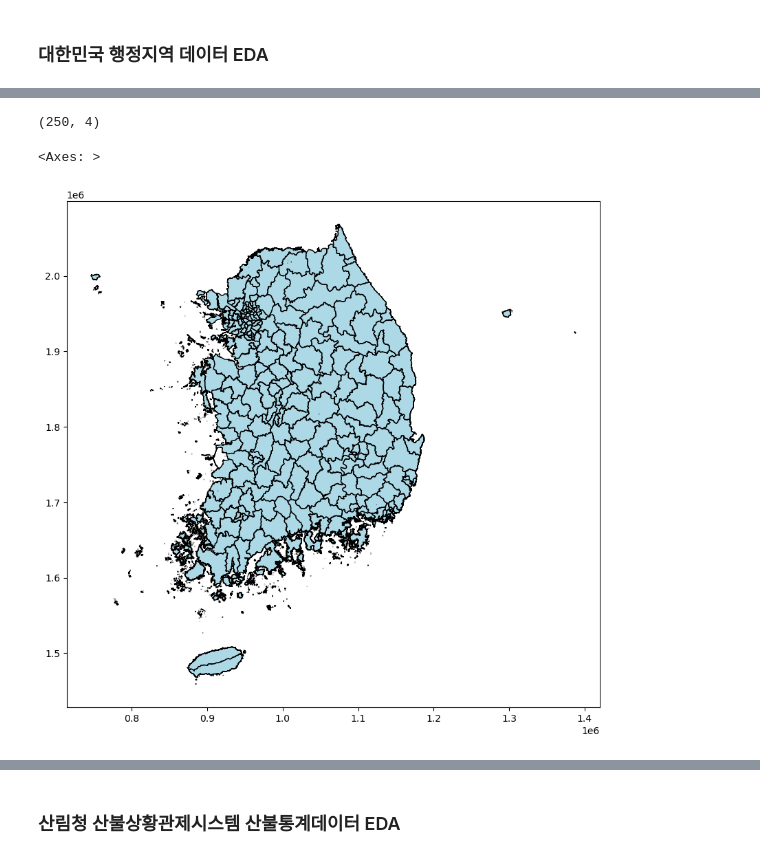
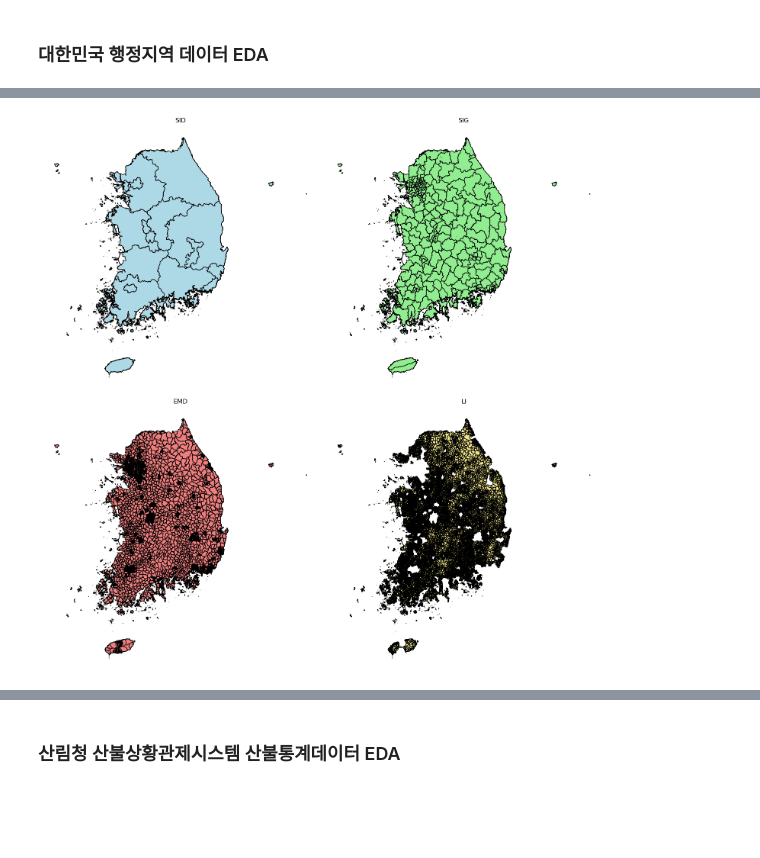
Before and after one commit to ta3wook/type2fire, a Jupyter notebook: notebooks/01_EDA.ipynb, the cells around one changed output, grey strips where cells are left out. Cells and saved outputs as stored; diff of their text form; code cells hidden in the pictures; blank space fills up the shorter version.

```diff
--- a/notebooks/01_EDA.ipynb
+++ b/notebooks/01_EDA.ipynb
@@ -80,5 +85,8 @@ gdf.shape
 # %% [markdown]
 ### 대한민국 행정지역 데이터 EDA
 # %%
-gdf = gpd.read_file("../data/raw/sig_20230729/sig.shp", encoding="euc-kr")
+sid = gpd.read_file("../data/raw/대한민국행정구역/시도/ctprvn.shp", encoding="euc-kr")
+sig = gpd.read_file("../data/raw/대한민국행정구역/시군구/sig.shp", encoding="euc-kr")
+emd = gpd.read_file("../data/raw/대한민국행정구역/읍면동/emd.shp", encoding="euc-kr")
+li = gpd.read_file("../data/raw/대한민국행정구역/리/li.shp", encoding="euc-kr")
 # %%
@@ -93,4 +123,0 @@ gdf.head(5)
-# %%
-gdf.shape
-# %% [output]
-(250, 4)
@@ -99,5 +124,24 @@ gdf.crs
 # %%
-gdf.plot(figsize=(10, 12), edgecolor="black", facecolor="lightblue")
+import matplotlib.pyplot as plt
+
+fig, axes = plt.subplots(2, 2, figsize=(15, 15))
+
+sid.plot(ax=axes[0, 0], edgecolor="black", facecolor="lightblue")
+axes[0, 0].set_title("SID")
+
+sig.plot(ax=axes[0, 1], edgecolor="black", facecolor="lightgreen")
+axes[0, 1].set_title("SIG")
+
+emd.plot(ax=axes[1, 0], edgecolor="black", facecolor="lightcoral")
+axes[1, 0].set_title("EMD")
+
+li.plot(ax=axes[1, 1], edgecolor="black", facecolor="khaki")
+axes[1, 1].set_title("LI")
+
+for ax in axes.flat:
+    ax.set_axis_off()
+
+plt.tight_layout()
+plt.show()
 # %% [output]
-<Axes: >
-[figure, old version]
+[figure, new version]
```
Also changed, not shown: parts of 30 cells of this notebook.
